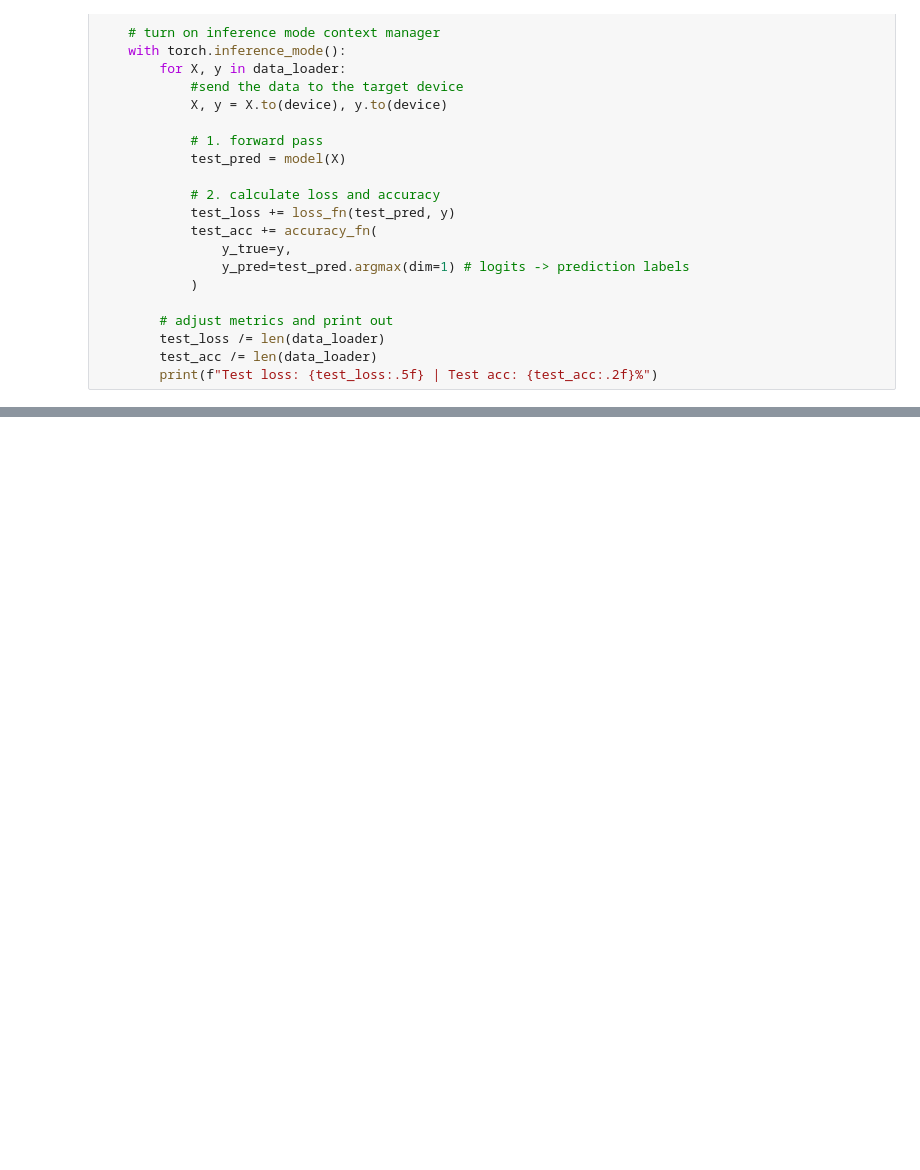
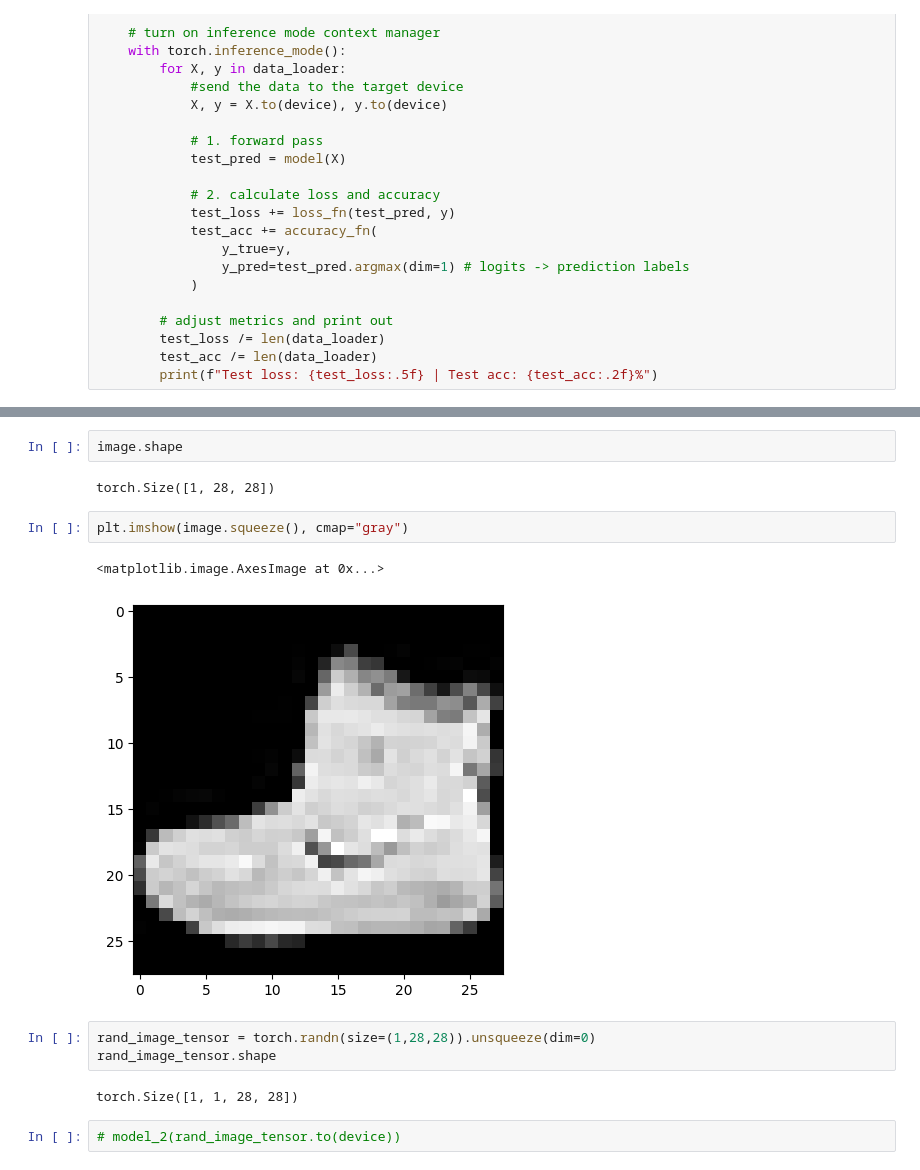
Before and after one commit to martinaspeciale/pytorch-deep-learning, a Jupyter notebook: 03-pytorch-computer-vision.ipynb, the cells around one changed output, grey strips where cells are left out. Drawn from its saved outputs; the diff is of its cells as text; blank space fills up the shorter version.

```diff
--- a/03-pytorch-computer-vision.ipynb
+++ b/03-pytorch-computer-vision.ipynb
@@ -722,0 +976,16 @@ model_0_results, total_train_time_model_0
+# %%
+image.shape
+# %% [output]
+torch.Size([1, 28, 28])
+# %%
+plt.imshow(image.squeeze(), cmap="gray")
+# %% [output]
+<matplotlib.image.AxesImage at 0x...>
+[figure, added]
+# %%
+rand_image_tensor = torch.randn(size=(1,28,28)).unsqueeze(dim=0)
+rand_image_tensor.shape
+# %% [output]
+torch.Size([1, 1, 28, 28])
+# %%
+# model_2(rand_image_tensor.to(device))
```
Also changed, not shown: parts of 28 cells of this notebook.
